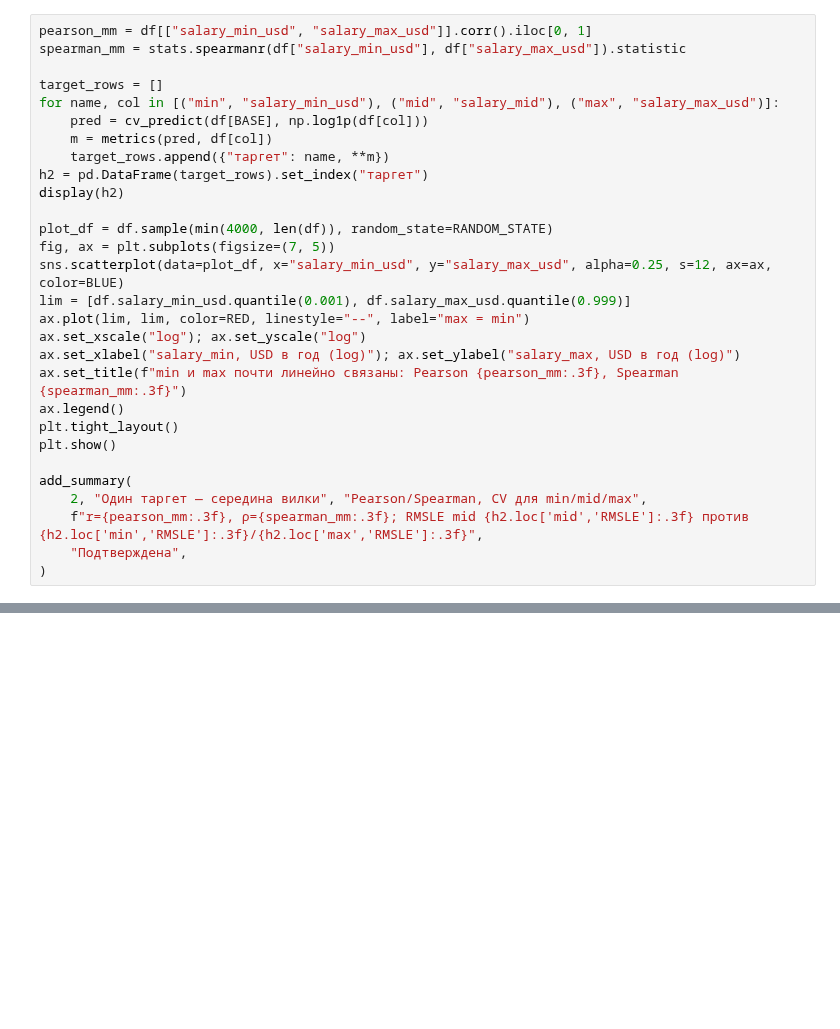
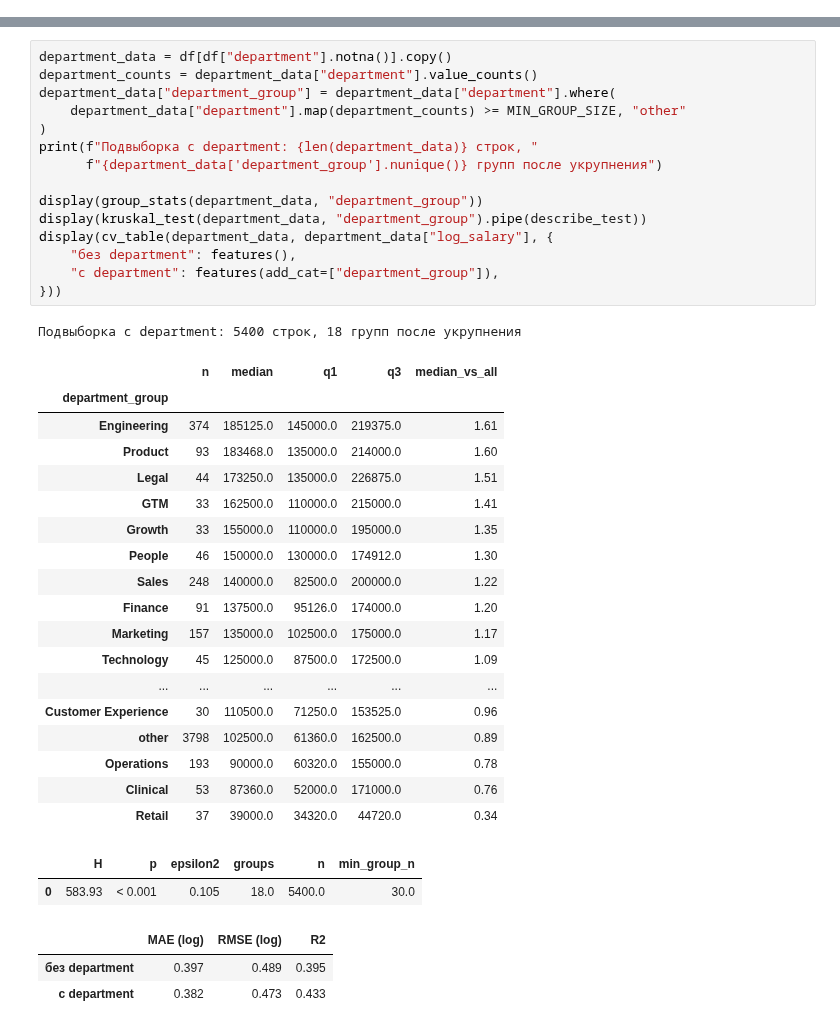
Before and after one commit to Monkey-coding-DS/Job-Postings-with-Salaries, a Jupyter notebook: notebooks/hypothesis_testing.ipynb, the cells around one changed output, grey strips where cells are left out. Drawn from its saved outputs; the diff is of its cells as text; blank space fills up the shorter version.

```diff
--- a/notebooks/hypothesis_testing.ipynb
+++ b/notebooks/hypothesis_testing.ipynb
@@ -391,29 +0,0 @@ Jarque–Bera: исходная шкала p=<1e-300, логарифм p=0.005
-# %%
-pearson_mm = df[["salary_min_usd", "salary_max_usd"]].corr().iloc[0, 1]
-spearman_mm = stats.spearmanr(df["salary_min_usd"], df["salary_max_usd"]).statistic
-
-target_rows = []
-for name, col in [("min", "salary_min_usd"), ("mid", "salary_mid"), ("max", "salary_max_usd")]:
-    pred = cv_predict(df[BASE], np.log1p(df[col]))
-    m = metrics(pred, df[col])
-    target_rows.append({"таргет": name, **m})
-h2 = pd.DataFrame(target_rows).set_index("таргет")
-display(h2)
-
-plot_df = df.sample(min(4000, len(df)), random_state=RANDOM_STATE)
-fig, ax = plt.subplots(figsize=(7, 5))
-sns.scatterplot(data=plot_df, x="salary_min_usd", y="salary_max_usd", alpha=0.25, s=12, ax=ax, color=BLUE)
-lim = [df.salary_min_usd.quantile(0.001), df.salary_max_usd.quantile(0.999)]
-ax.plot(lim, lim, color=RED, linestyle="--", label="max = min")
-ax.set_xscale("log"); ax.set_yscale("log")
-ax.set_xlabel("salary_min, USD в год (log)"); ax.set_ylabel("salary_max, USD в год (log)")
-ax.set_title(f"min и max почти линейно связаны: Pearson {pearson_mm:.3f}, Spearman {spearman_mm:.3f}")
-ax.legend()
-plt.tight_layout()
-plt.show()
-
-add_summary(
-    2, "Один таргет — середина вилки", "Pearson/Spearman, CV для min/mid/max",
-    f"r={pearson_mm:.3f}, ρ={spearman_mm:.3f}; RMSLE mid {h2.loc['mid','RMSLE']:.3f} против {h2.loc['min','RMSLE']:.3f}/{h2.loc['max','RMSLE']:.3f}",
-    "Подтверждена",
-)
@@ -1538,0 +673,40 @@ for verdict, count in verdict_counts.items():
+# %%
+department_data = df[df["department"].notna()].copy()
+department_counts = department_data["department"].value_counts()
+department_data["department_group"] = department_data["department"].where(
+    department_data["department"].map(department_counts) >= MIN_GROUP_SIZE, "other"
+)
+print(f"Подвыборка с department: {len(department_data)} строк, "
+      f"{department_data['department_group'].nunique()} групп после укрупнения")
+
+display(group_stats(department_data, "department_group"))
+display(kruskal_test(department_data, "department_group").pipe(describe_test))
+display(cv_table(department_data, department_data["log_salary"], {
+    "без department": features(),
+    "с department": features(add_cat=["department_group"]),
+}))
+# %% [output]
+Подвыборка с department: 5400 строк, 18 групп после укрупнения
+|  | n | median | q1 | q3 | median_vs_all |
+| department_group |  |  |  |  |  |
+| Engineering | 374 | 185125.0 | 145000.0 | 219375.0 | 1.61 |
+| Product | 93 | 183468.0 | 135000.0 | 214000.0 | 1.60 |
+| Legal | 44 | 173250.0 | 135000.0 | 226875.0 | 1.51 |
+| GTM | 33 | 162500.0 | 110000.0 | 215000.0 | 1.41 |
+| Growth | 33 | 155000.0 | 110000.0 | 195000.0 | 1.35 |
+| People | 46 | 150000.0 | 130000.0 | 174912.0 | 1.30 |
+| Sales | 248 | 140000.0 | 82500.0 | 200000.0 | 1.22 |
+| Finance | 91 | 137500.0 | 95126.0 | 174000.0 | 1.20 |
+| Marketing | 157 | 135000.0 | 102500.0 | 175000.0 | 1.17 |
+| Technology | 45 | 125000.0 | 87500.0 | 172500.0 | 1.09 |
+| ... | ... | ... | ... | ... | ... |
+| Customer Experience | 30 | 110500.0 | 71250.0 | 153525.0 | 0.96 |
+| other | 3798 | 102500.0 | 61360.0 | 162500.0 | 0.89 |
+| Operations | 193 | 90000.0 | 60320.0 | 155000.0 | 0.78 |
+| Clinical | 53 | 87360.0 | 52000.0 | 171000.0 | 0.76 |
+| Retail | 37 | 39000.0 | 34320.0 | 44720.0 | 0.34 |
+|  | H | p | epsilon2 | groups | n | min_group_n |
+| 0 | 583.93 | < 0.001 | 0.105 | 18.0 | 5400.0 | 30.0 |
+|  | MAE (log) | RMSE (log) | R2 |
+| без department | 0.397 | 0.489 | 0.395 |
+| с department | 0.382 | 0.473 | 0.433 |
```
Also changed, not shown: parts of 133 cells of this notebook, 3 other files.
